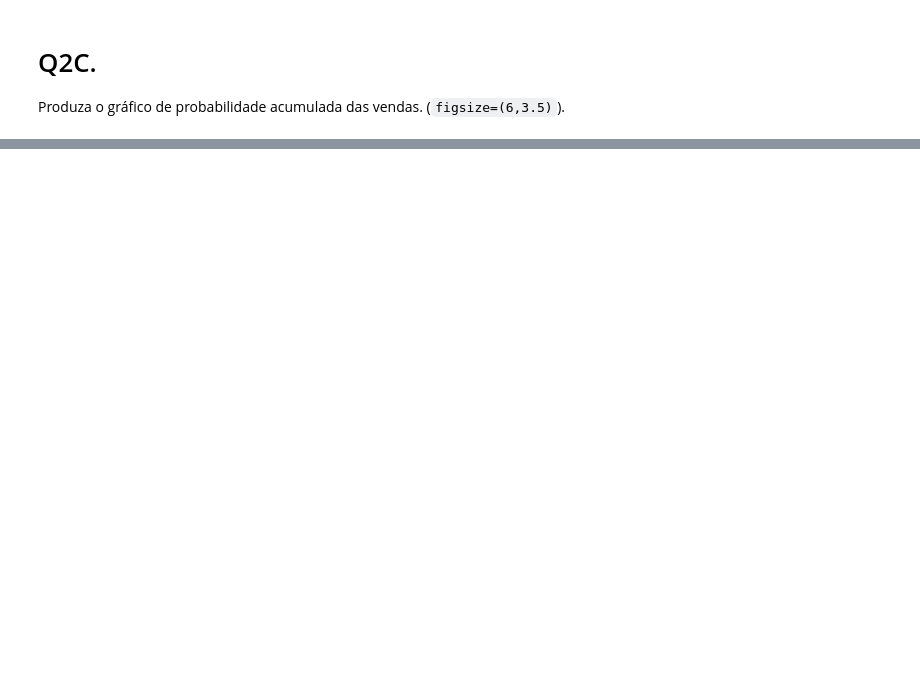
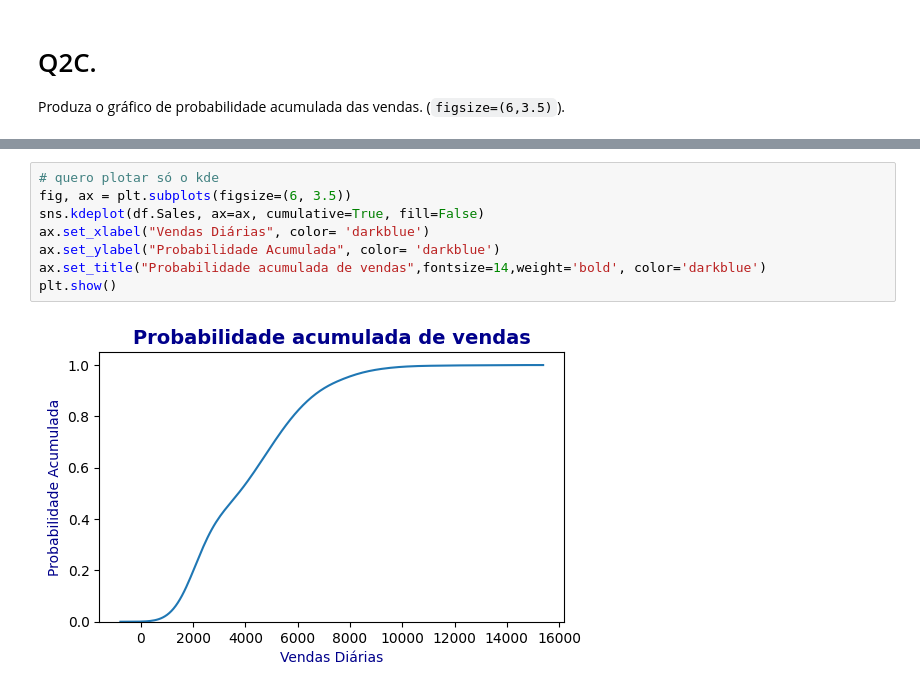
Before and after one commit to PedroMatumoto/data-visualization-notebooks, a Jupyter notebook: IMT_EX_Distribuicao_Vendas.ipynb, the cells around one changed output, grey strips where cells are left out. Cells and saved outputs as stored; diff of their text form; blank space fills up the shorter version.

```diff
--- a/IMT_EX_Distribuicao_Vendas.ipynb
+++ b/IMT_EX_Distribuicao_Vendas.ipynb
@@ -123,0 +197,10 @@ Produza o gráfico de probabilidade acumulada das vendas. (`figsize=(6,3.5)`).
+# %%
+# quero plotar só o kde
+fig, ax = plt.subplots(figsize=(6, 3.5))
+sns.kdeplot(df.Sales, ax=ax, cumulative=True, fill=False)
+ax.set_xlabel("Vendas Diárias", color= 'darkblue')
+ax.set_ylabel("Probabilidade Acumulada", color= 'darkblue')
+ax.set_title("Probabilidade acumulada de vendas",fontsize=14,weight='bold', color='darkblue')
+plt.show()
+# %% [output]
+[figure, added]
```
Also changed, not shown: parts of 11 cells of this notebook.
